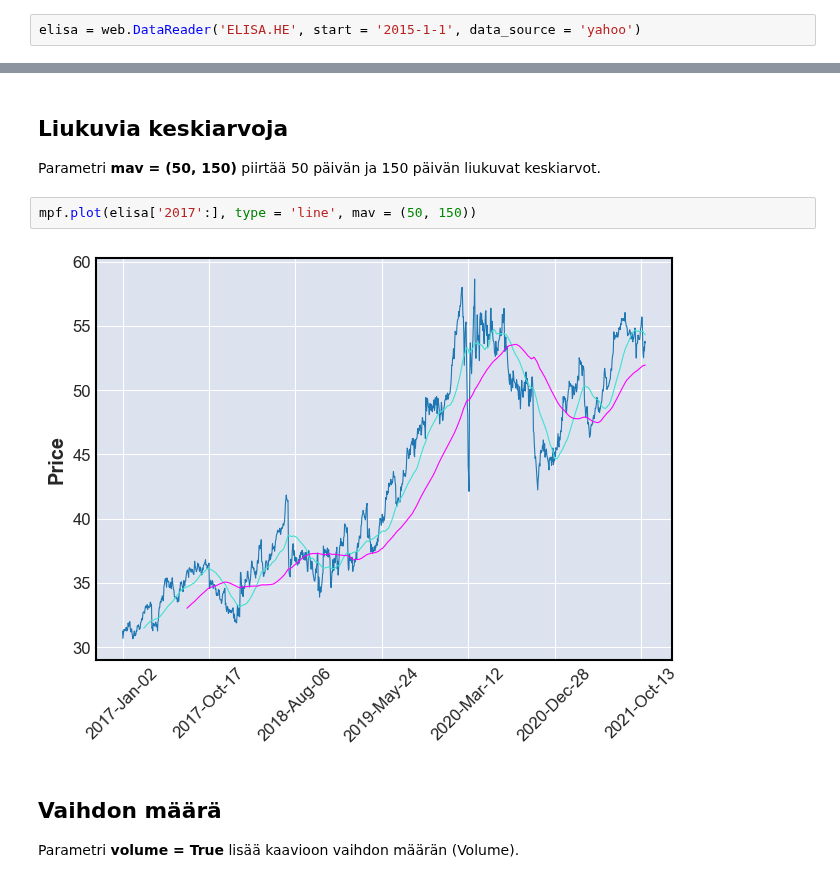
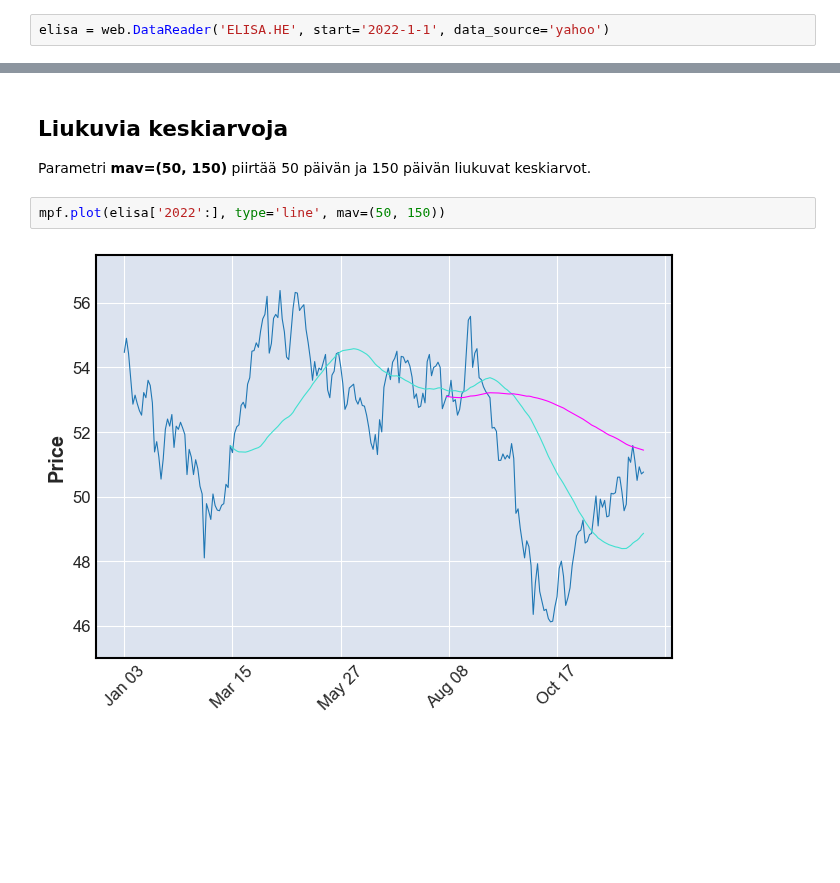
Before and after one commit to taanila/aikasarjat, a Jupyter notebook: mplfinance.ipynb, the cells around one changed output, grey strips where cells are left out. Cells and saved outputs as stored; diff of their text form; blank space fills up the shorter version.

Commit message:
Kynttiläkaavioita ja liukuvia keskiarvoja

```diff
--- a/mplfinance.ipynb
+++ b/mplfinance.ipynb
@@ -32,5 +22,5 @@ Kurssihistorioita voit noutaa Yahoo Finance -palvelusta. Voit googlata muiden os
 # %%
-elisa = web.DataReader('ELISA.HE', start = '2015-1-1', data_source = 'yahoo')
+elisa = web.DataReader('ELISA.HE', start='2022-1-1', data_source='yahoo')
 # %%
 elisa
 # %% [output]
@@ -61,12 +59,8 @@ mpf.plot(elisa['2021':], type = 'candle', show_nontrading = True)
 # %% [markdown]
-<h2>Liukuvia keskiarvoja</h2>
+## Liukuvia keskiarvoja
 
-Parametri <b>mav = (50, 150)</b> piirtää 50 päivän ja 150 päivän liukuvat keskiarvot.
+Parametri **mav=(50, 150)** piirtää 50 päivän ja 150 päivän liukuvat keskiarvot.
 # %%
-mpf.plot(elisa['2017':], type = 'line', mav = (50, 150))
+mpf.plot(elisa['2022':], type='line', mav=(50, 150))
 # %% [output]
-[figure, old version]
+[figure, new version]
-# %% [markdown]
-<h2>Vaihdon määrä</h2>
-
-Parametri <b>volume = True</b> lisää kaavioon vaihdon määrän (Volume).
```
Also changed, not shown: parts of 13 cells of this notebook.
